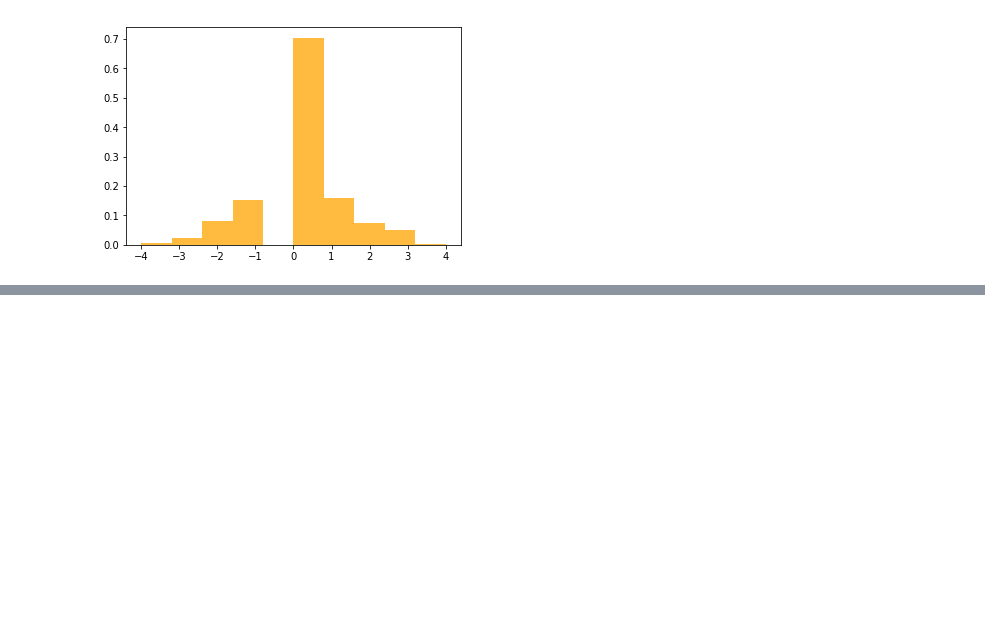
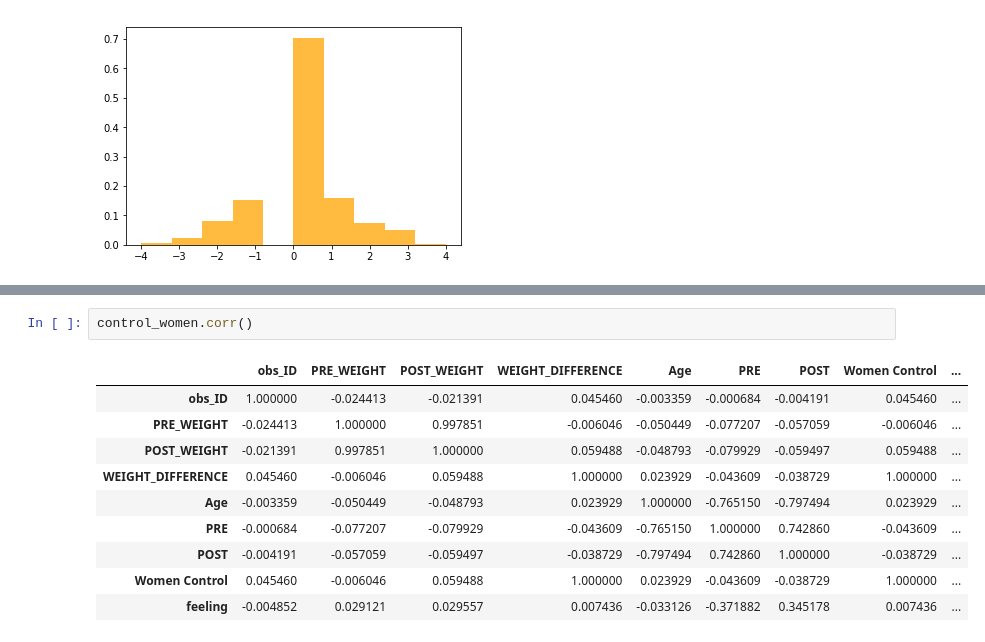
Before and after one commit to cho244/stanford_research, a Jupyter notebook: Data_Analysis.ipynb, the cells around one changed output, grey strips where cells are left out. Cells and saved outputs as stored; diff of their text form; blank space fills up the shorter version.

```diff
--- a/Data_Analysis.ipynb
+++ b/Data_Analysis.ipynb
@@ -607,0 +591,13 @@ treated_women
+# %%
+control_women.corr()
+# %% [output]
+|  | obs_ID | PRE_WEIGHT | POST_WEIGHT | WEIGHT_DIFFERENCE | Age | PRE | POST | Women Control | ... |
+| obs_ID | 1.000000 | -0.024413 | -0.021391 | 0.045460 | -0.003359 | -0.000684 | -0.004191 | 0.045460 | ... |
+| PRE_WEIGHT | -0.024413 | 1.000000 | 0.997851 | -0.006046 | -0.050449 | -0.077207 | -0.057059 | -0.006046 | ... |
+| POST_WEIGHT | -0.021391 | 0.997851 | 1.000000 | 0.059488 | -0.048793 | -0.079929 | -0.059497 | 0.059488 | ... |
+| WEIGHT_DIFFERENCE | 0.045460 | -0.006046 | 0.059488 | 1.000000 | 0.023929 | -0.043609 | -0.038729 | 1.000000 | ... |
+| Age | -0.003359 | -0.050449 | -0.048793 | 0.023929 | 1.000000 | -0.765150 | -0.797494 | 0.023929 | ... |
+| PRE | -0.000684 | -0.077207 | -0.079929 | -0.043609 | -0.765150 | 1.000000 | 0.742860 | -0.043609 | ... |
+| POST | -0.004191 | -0.057059 | -0.059497 | -0.038729 | -0.797494 | 0.742860 | 1.000000 | -0.038729 | ... |
+| Women Control | 0.045460 | -0.006046 | 0.059488 | 1.000000 | 0.023929 | -0.043609 | -0.038729 | 1.000000 | ... |
+| feeling | -0.004852 | 0.029121 | 0.029557 | 0.007436 | -0.033126 | -0.371882 | 0.345178 | 0.007436 | ... |
```
Also changed, not shown: parts of 6 cells of this notebook.
